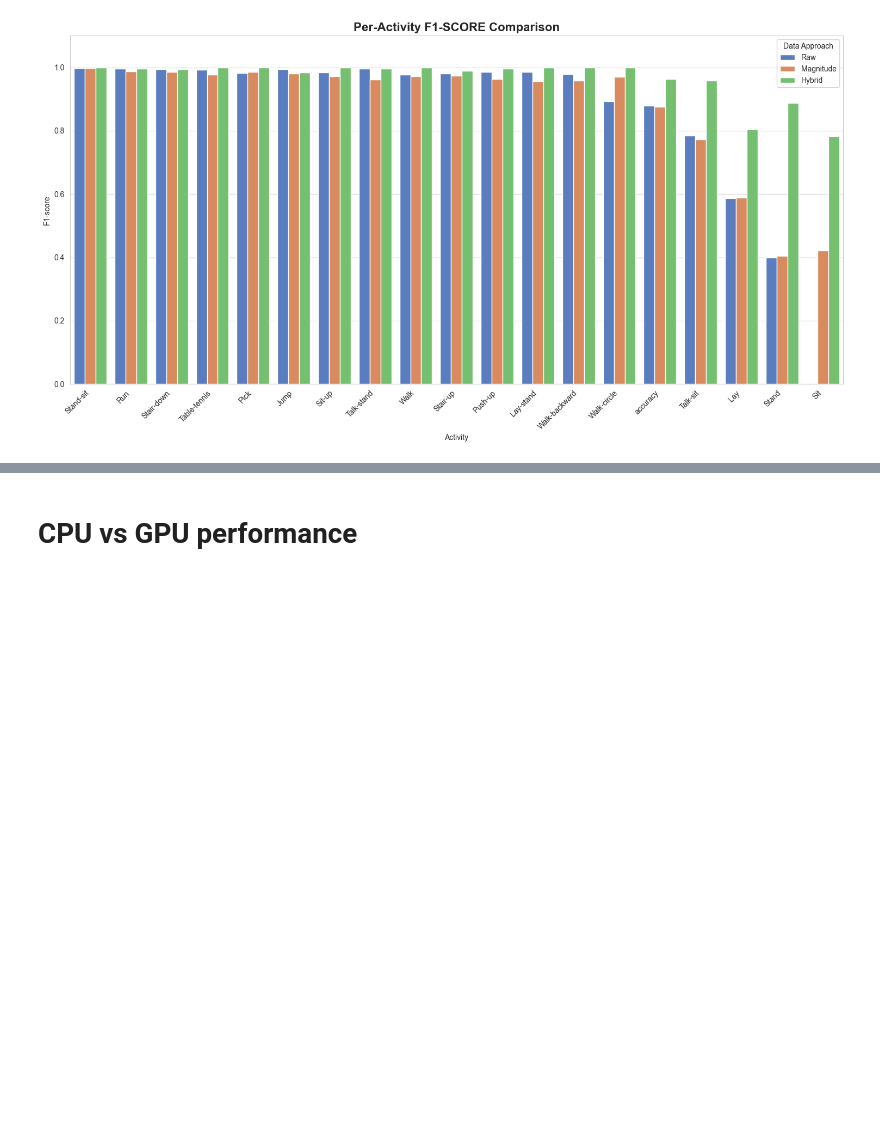
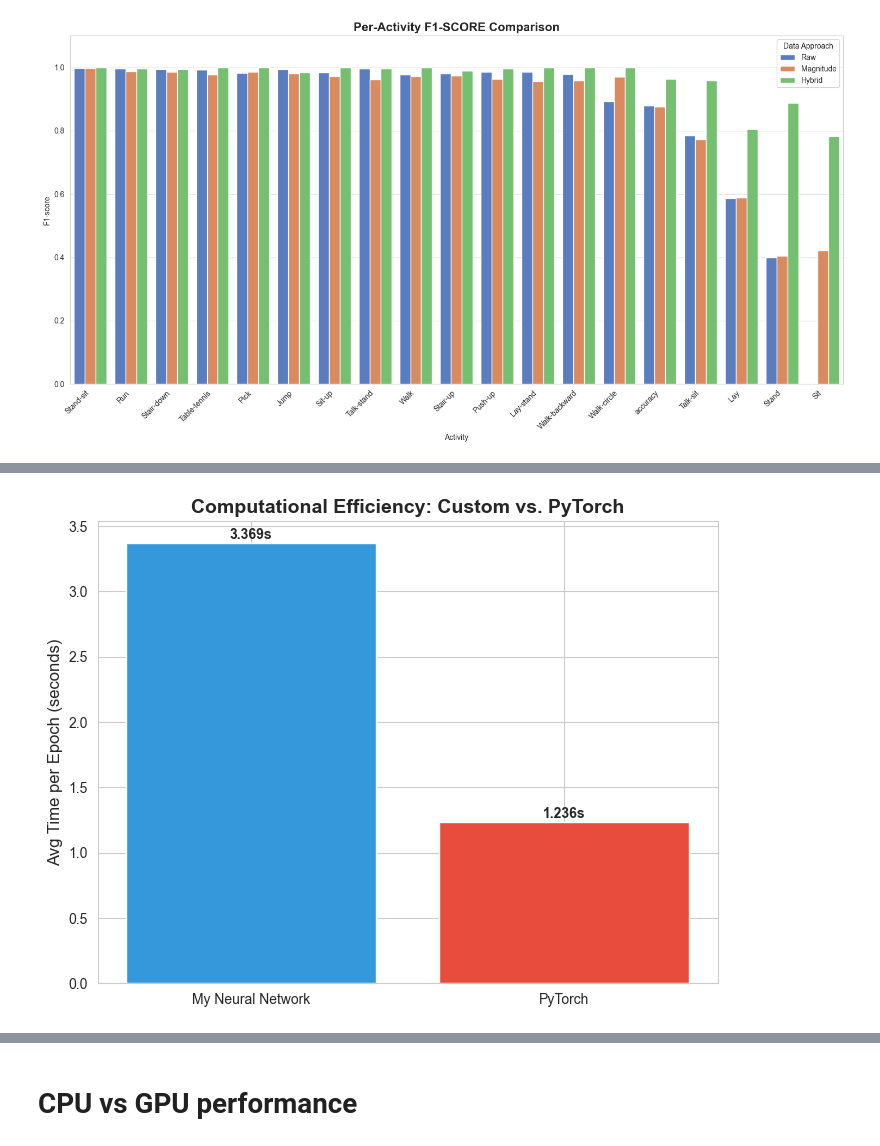
Before and after one commit to Wasloso/isa-s1-mla-project, a Jupyter notebook: neural_network_showcase.ipynb, the cells around one changed output, grey strips where cells are left out. Drawn from its saved outputs; the diff is of its cells as text; code cells hidden in the pictures; blank space fills up the shorter version.

```diff
--- a/neural_network_showcase.ipynb
+++ b/neural_network_showcase.ipynb
@@ -801,0 +946,3 @@ accuracy            accuracy
+# %%
+backend.configure(policy=BackendPolicy(use_gpu=True), dataset_bytes=1024 * 1024 * 1024 * 1024)
+X_RAW, Y_RAW, LENGHTS_RAW, SCALER_RAW = prepare_har_dataset(dataset_path, mode="raw", shuffle=True)
@@ -801,0 +1036,24 @@ accuracy            accuracy
+# %%
+def plot_speed_comparison(history_my, history_pt):
+    avg_time_my = np.mean(history_my["epoch_time"][1:])
+    avg_time_pt = np.mean(history_pt["epoch_time"][1:])
+
+    frameworks = ["My Neural Network", "PyTorch"]
+    times = [avg_time_my, avg_time_pt]
+
+    plt.figure(figsize=(8, 6))
+    bars = plt.bar(frameworks, times, color=["#3498db", "#e74c3c"])
+    plt.ylabel("Avg Time per Epoch (seconds)", fontsize=12)
+    plt.title("Computational Efficiency: Custom vs. PyTorch", fontweight="bold", fontsize=14)
+    # Add data labels
+    for bar in bars:
+        yval = bar.get_height()
+        plt.text(
+            bar.get_x() + bar.get_width() / 2, yval + 0.01, f"{yval:.3f}s", ha="center", va="bottom", fontweight="bold"
+        )
+    plt.show()
+
+
+plot_speed_comparison(history_my, history_pt)
+# %% [output]
+[figure, added]
```
Also changed, not shown: parts of 18 cells of this notebook, 2 other files.
